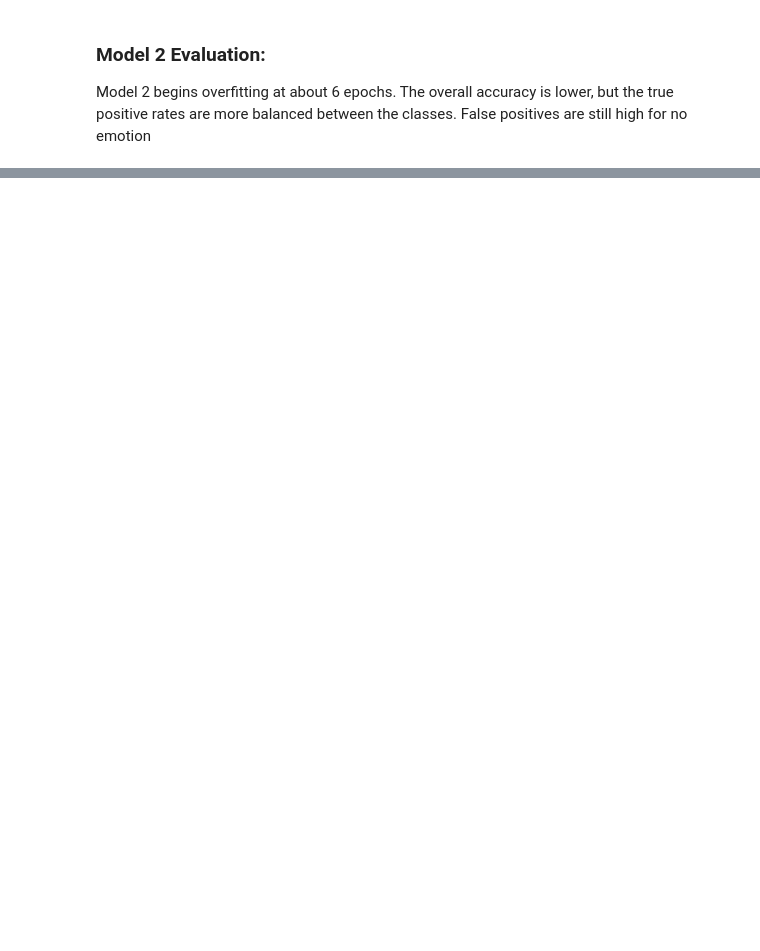
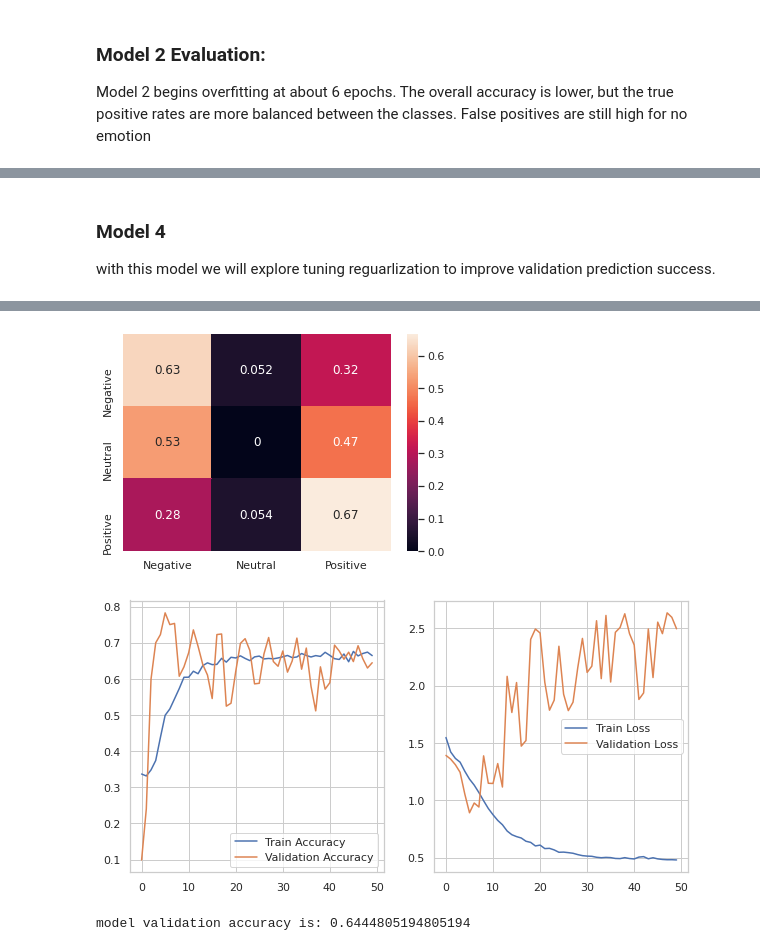
Before and after one commit to Caellwyn/product-flexible-twitter-sentiment-analysis, a Jupyter notebook: notebooks/exploratory/josh_models1.ipynb, the cells around one changed output, grey strips where cells are left out. Saved outputs shown, nothing was run; the diff lists cells and outputs as text; code cells hidden in the pictures; blank space fills up the shorter version.

```diff
--- a/notebooks/exploratory/josh_models1.ipynb
+++ b/notebooks/exploratory/josh_models1.ipynb
@@ -290,0 +255,13 @@ Model 2 begins overfitting at about 6 epochs.  The overall accuracy is lower, bu
+# %%
+from gensim.models import word2vec
+
+glove = {}
+with open('/content/drive/My Drive/Colab Notebooks/flatiron_project_4/glove.6B/glove.6B.50d.txt',
+          'rb') as f:
+    for line in f:
+        parts = line.split()
+        word = parts[0].decode('utf-8')
+        if word in total_vocabulary:
+            vector = np.array(parts[1:], dtype = np.float32)
+            glove[word] = vector
+glove['school']
@@ -290,0 +301,6 @@ Model 2 begins overfitting at about 6 epochs.  The overall accuracy is lower, bu
+# %%
+X_t_glove = vectorizer(np.array([[s] for s in X_t])).numpy()
+X_val_glove = vectorizer(np.array([[s] for s in X_val])).numpy()
+X_test_glove = vectorizer(np.array([[s] for s in X_test])).numpy()
+
+X_t_glove_res, y_t_res = sm.fit_sample(X_t_glove,y_t)
@@ -290,0 +388,57 @@ Model 2 begins overfitting at about 6 epochs.  The overall accuracy is lower, bu
+# %% [markdown]
+### Model 4
+with this model we will explore tuning reguarlization to improve validation prediction success.
+# %%
+def make_model4():
+    from tensorflow.keras import regularizers
+
+    model = Sequential()
+
+    embedding_layer = layers.Embedding(
+                        num_tokens,
+                        embedding_dim,
+                        embeddings_initializer = keras.initializers.Constant(embedding_matrix),
+                        trainable = True
+                                )
+    model.add(embedding_layer)
+    model.add(LSTM(75,
+                   return_sequences=True
+                   ))
+    model.add(GlobalMaxPool1D())
+    model.add(Dropout(0.5))
+
+    model.add(Dense(64, activation='tanh',
+                    kernel_regularizer = regularizers.l1_l2(l1=1e-5, l2=1e-3)))
+    model.add(Dropout(0.6))
+
+    model.add(Dense(64, activation='tanh',
+                    kernel_regularizer = regularizers.l1_l2(l1=1e-5, l2=1e-3)))
+    model.add(Dropout(0.6))
+
+    model.add(Dense(64, activation='tanh',
+                    kernel_regularizer = regularizers.l1_l2(l1=1e-5, l2=1e-3)))
+    model.add(Dropout(0.6))
+
+    model.add(Dense(64, activation='tanh',
+                    kernel_regularizer = regularizers.l1_l2(l1=1e-5, l2=1e-3)))
+    model.add(Dropout(0.6))
+
+    model.add(Dense(3, activation='softmax'))
+
+    model.compile(optimizer = 'adam', loss = 'sparse_categorical_crossentropy', metrics = ['acc'])
+
+    return model
+
+model4 = make_model4()
+history = model4.fit(X_t_glove_res, y_t_res,
+                     epochs = 50,
+                     batch_size = 50,
+                     validation_data = (X_val_glove, y_val)
+                     )
+y_pred = model4.predict(X_val_glove)
+y_pred = np.argmax(y_pred, axis = 1).reshape(-1,1)
+print('Statistics for Model1, LSTM')
+plot_confusion_matrix(y_val, y_pred)
+graph_model_history(history)
+print(f'model validation accuracy is: {accuracy_score(y_val, y_pred)}')
+# %% [output]
@@ -290,0 +462,3 @@ Model 2 begins overfitting at about 6 epochs.  The overall accuracy is lower, bu
+[figure, added]
+[figure, added]
+model validation accuracy is: 0.6444805194805194
```
Also changed, not shown: parts of 34 cells of this notebook.
